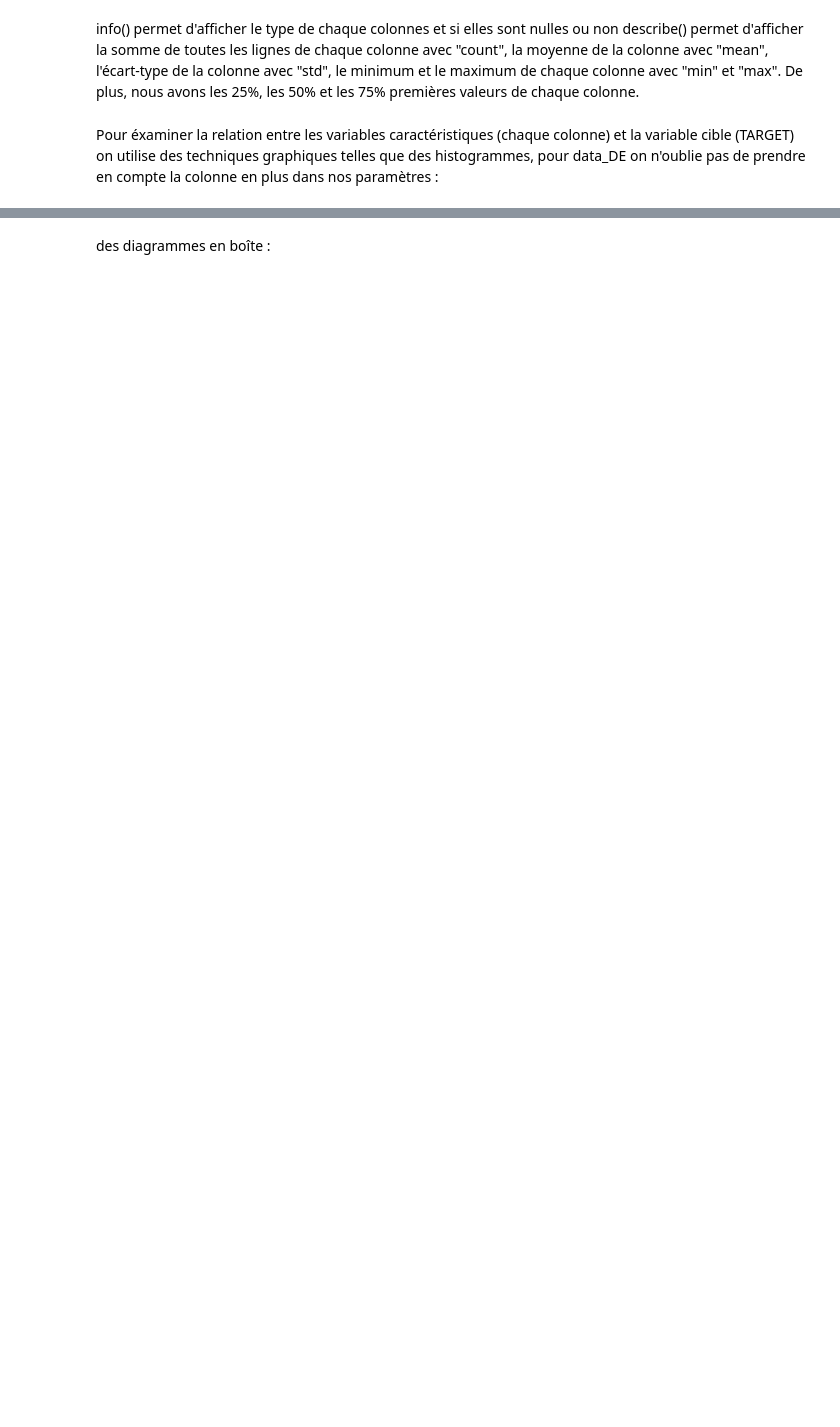
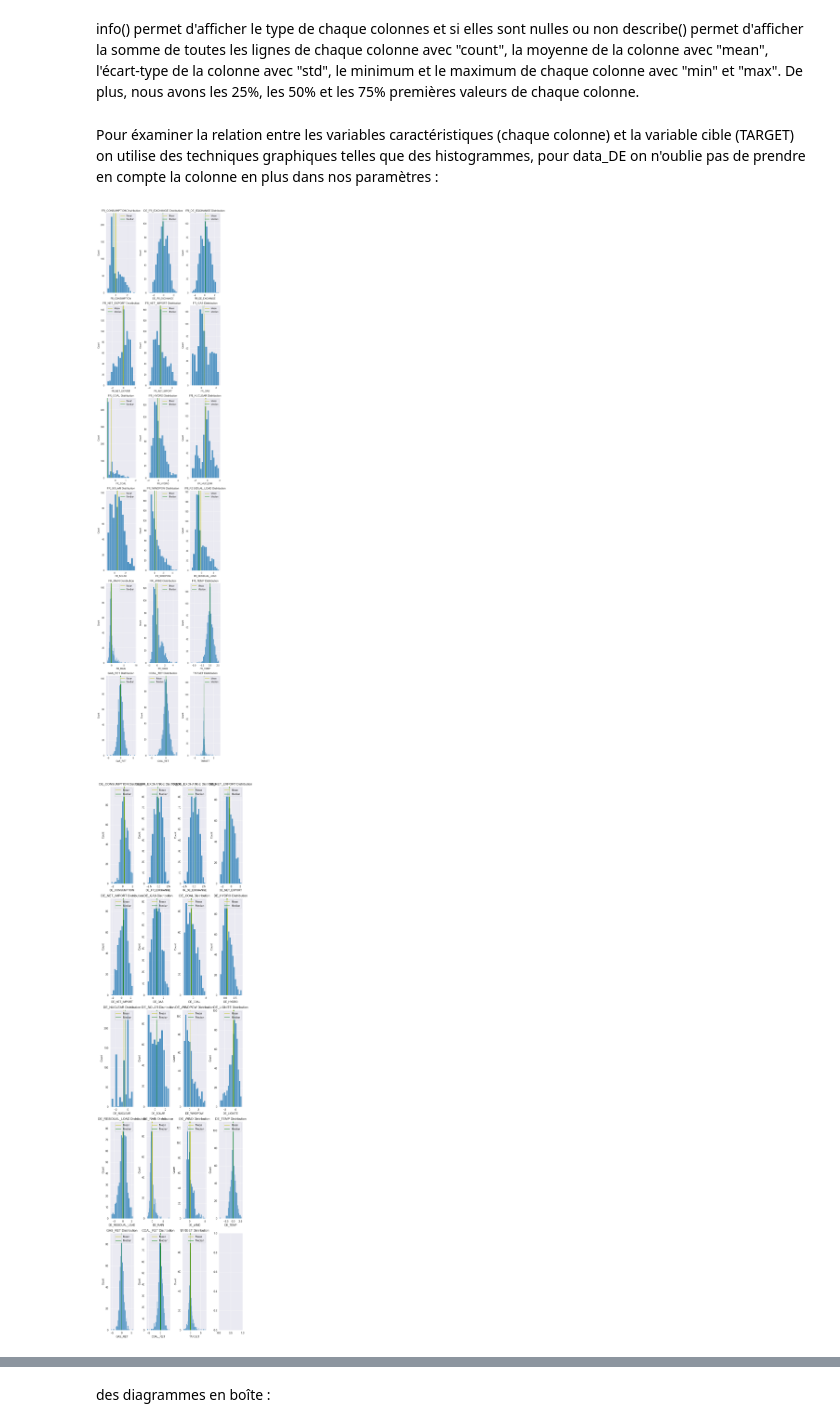
Before and after one commit to juliele1/Projet_Machine_Learning, a Jupyter notebook: notebook.ipynb, the cells around one changed output, grey strips where cells are left out. Saved outputs shown, nothing was run; the diff lists cells and outputs as text; code cells hidden in the pictures; blank space fills up the shorter version.

```diff
--- a/notebook.ipynb
+++ b/notebook.ipynb
@@ -25,11 +25,17 @@ A) Préparation des données
 
 Afin de préparer nos données nous allons remplir les cases vides par la moyenne de la colonne. En effet, si nous supprimons les lignes ou les colonnes, nous perdrons des informations et nous réduisons la taille de l'échantillon. Cependant, nous n'allons pas supprimer ou remplacer les données "0.0" car elles sont utiles. En effet, il est possible que la variation du prix du charbon ou du gaz d'un pays ne change pas d'une journée à l'autre.
 # %%
-import sns as sns
+import pandas as pd
+from matplotlib import pyplot as plt
+import seaborn as sns
+data_x = pd.read_csv('Data_X.csv')
+data_y = pd.read_csv('Data_Y.csv')
+data_new_x = pd.read_csv('DataNew_X.csv')
 
-from Data_preparation import data_x
+# remplacement des valeurs null par la moyenne de la colonne
 for col in data_x.columns[data_x.isnull().any()]:
     data_x[col].fillna(data_x[col].mean(), inplace=True)
+print(data_x)
 # %% [output]
         ID  DAY_ID COUNTRY  DE_CONSUMPTION  FR_CONSUMPTION  DE_FR_EXCHANGE
 0     1054     206      FR        0.210099       -0.427458       -0.606523  \
@@ -103,21 +159,38 @@ describe() permet d'afficher la somme de toutes les lignes de chaque colonne ave
 # %% [markdown]
 Pour éxaminer la relation entre les variables caractéristiques (chaque colonne) et la variable cible (TARGET) on utilise des techniques graphiques telles que des histogrammes, pour data_DE on n'oublie pas de prendre en compte la colonne en plus dans nos paramètres :
 # %%
-from matplotlib import pyplot as plt
-import seaborn as sns
-
+# création des histogrammes
 fig, axes = plt.subplots(nrows=6, ncols=3, figsize=(8, 35))
 fig.subplots_adjust(hspace=0.5, wspace=0.3)
 
 for i, ax in enumerate(axes.flatten()):
     if i < len(data_FR.describe().columns):
         j = data_FR.describe().columns[i]
         sns.histplot(data_FR[j], ax=ax)
         ax.axvline(data_FR[j].mean(), color='y', linestyle='-', label='Mean')
         ax.axvline(data_FR[j].median(), color='g', linestyle='-', label='Median')
         ax.set_xlabel(j)
         ax.set_title(f'{j} Distribution')
         ax.legend()
 
 plt.tight_layout()
 plt.show(block=True)
+
+fig, axes = plt.subplots(nrows=5, ncols=4, figsize=(8, 30))
+fig.subplots_adjust(hspace=0.5, wspace=0.3)
+
+for i, ax in enumerate(axes.flatten()):
+    if i < len(data_DE.describe().columns):
+        j = data_DE.describe().columns[i]
+        sns.histplot(data_DE[j], ax=ax)
+        ax.axvline(data_DE[j].mean(), color='y', linestyle='-', label='Mean')
+        ax.axvline(data_DE[j].median(), color='g', linestyle='-', label='Median')
+        ax.set_xlabel(j)
+        ax.set_title(f'{j} Distribution')
+        ax.legend()
+
+plt.tight_layout()
+plt.show(block=True)
+# %% [output]
+[figure, added]
+[figure, added]
```
Also changed, not shown: parts of 10 cells of this notebook, 1 other file.
